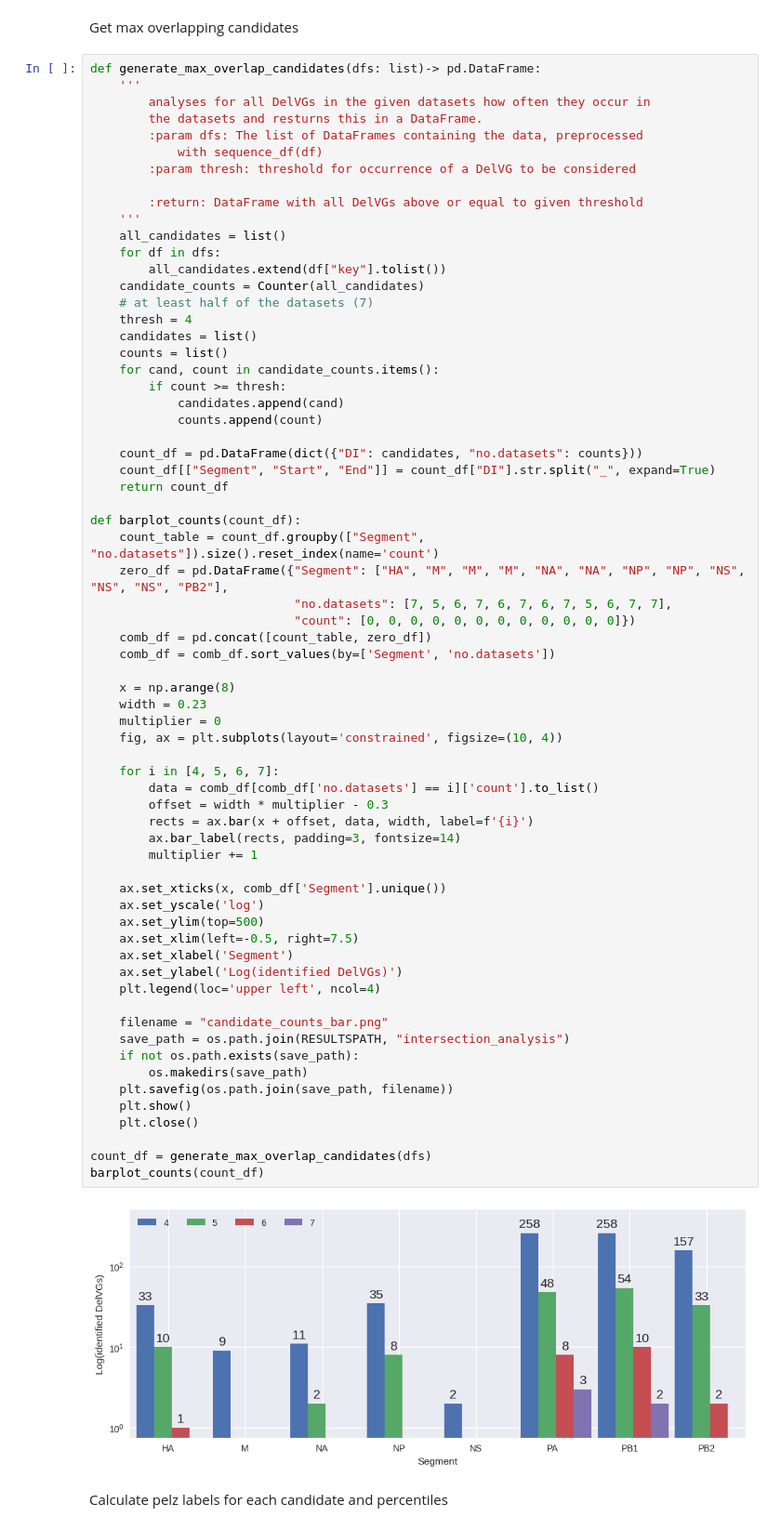
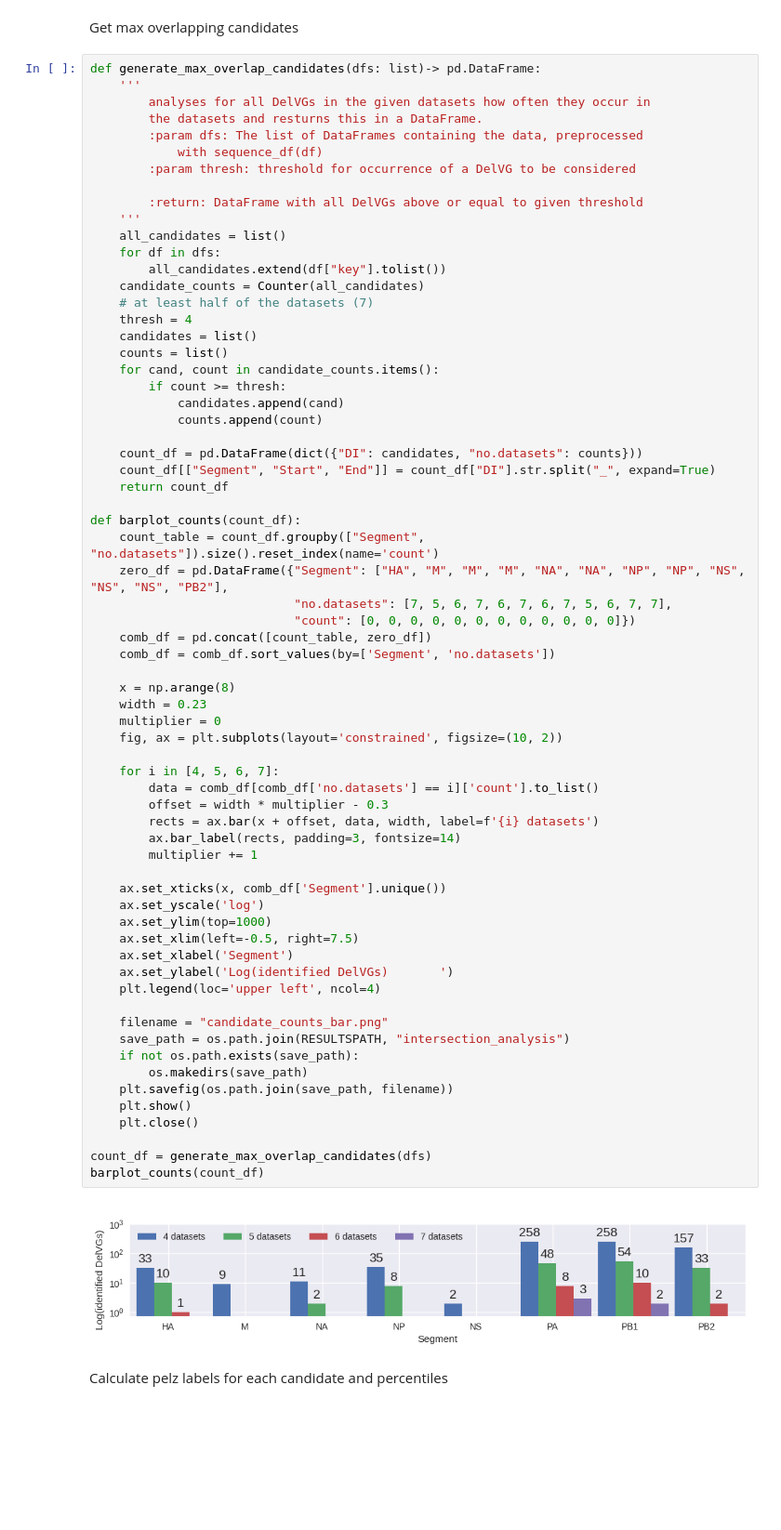
Before and after one commit to viraidip/DIP_meta-study, a Jupyter notebook: src/intersection_analysis/intersection_analysis.ipynb, the cells around one changed output. Shown at 93% size. Cells and saved outputs as stored; diff of their text form; blank space fills up the shorter version.

```diff
--- a/src/intersection_analysis/intersection_analysis.ipynb
+++ b/src/intersection_analysis/intersection_analysis.ipynb
@@ -141,38 +141,38 @@ def barplot_counts(count_df):
     comb_df = pd.concat([count_table, zero_df])
     comb_df = comb_df.sort_values(by=['Segment', 'no.datasets'])
 
     x = np.arange(8)
     width = 0.23
     multiplier = 0
-    fig, ax = plt.subplots(layout='constrained', figsize=(10, 4))
+    fig, ax = plt.subplots(layout='constrained', figsize=(10, 2))
 
     for i in [4, 5, 6, 7]:
         data = comb_df[comb_df['no.datasets'] == i]['count'].to_list()
         offset = width * multiplier - 0.3
-        rects = ax.bar(x + offset, data, width, label=f'{i}')
+        rects = ax.bar(x + offset, data, width, label=f'{i} datasets')
         ax.bar_label(rects, padding=3, fontsize=14)
         multiplier += 1
 
     ax.set_xticks(x, comb_df['Segment'].unique())
     ax.set_yscale('log')
-    ax.set_ylim(top=500)
+    ax.set_ylim(top=1000)
     ax.set_xlim(left=-0.5, right=7.5)
     ax.set_xlabel('Segment')
-    ax.set_ylabel('Log(identified DelVGs)')
+    ax.set_ylabel('Log(identified DelVGs)       ')
     plt.legend(loc='upper left', ncol=4)
 
     filename = "candidate_counts_bar.png"
     save_path = os.path.join(RESULTSPATH, "intersection_analysis")
     if not os.path.exists(save_path):
         os.makedirs(save_path)
     plt.savefig(os.path.join(save_path, filename))
     plt.show()
     plt.close()
 
 count_df = generate_max_overlap_candidates(dfs)
 barplot_counts(count_df)
 # %% [output]
-[figure, old version]
+[figure, new version]
 # %% [markdown]
 Calculate pelz labels for each candidate and percentiles
 # %%
```
Also changed, not shown: parts of 4 cells of this notebook.
